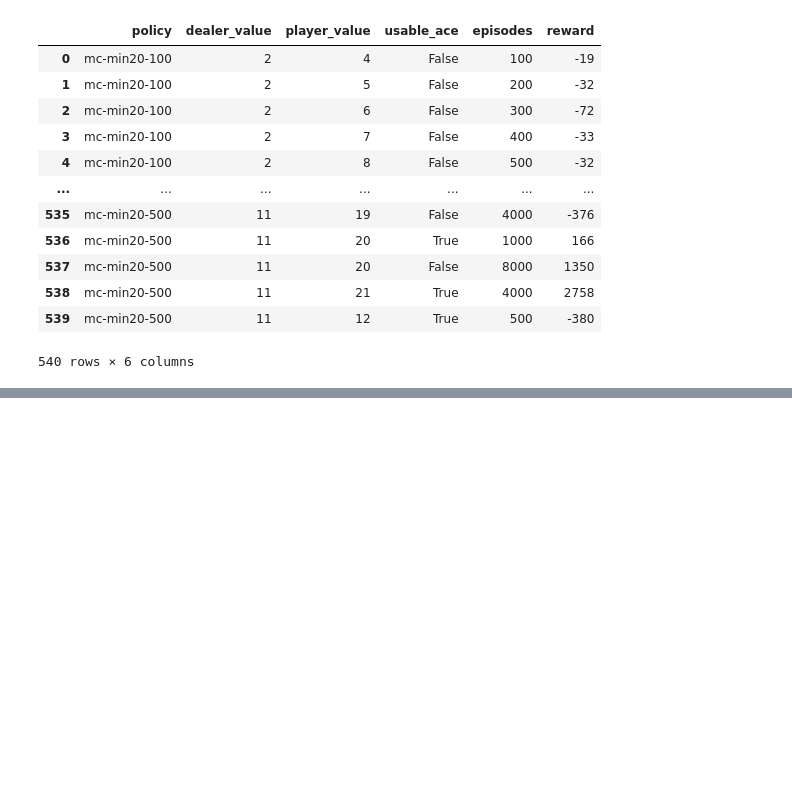
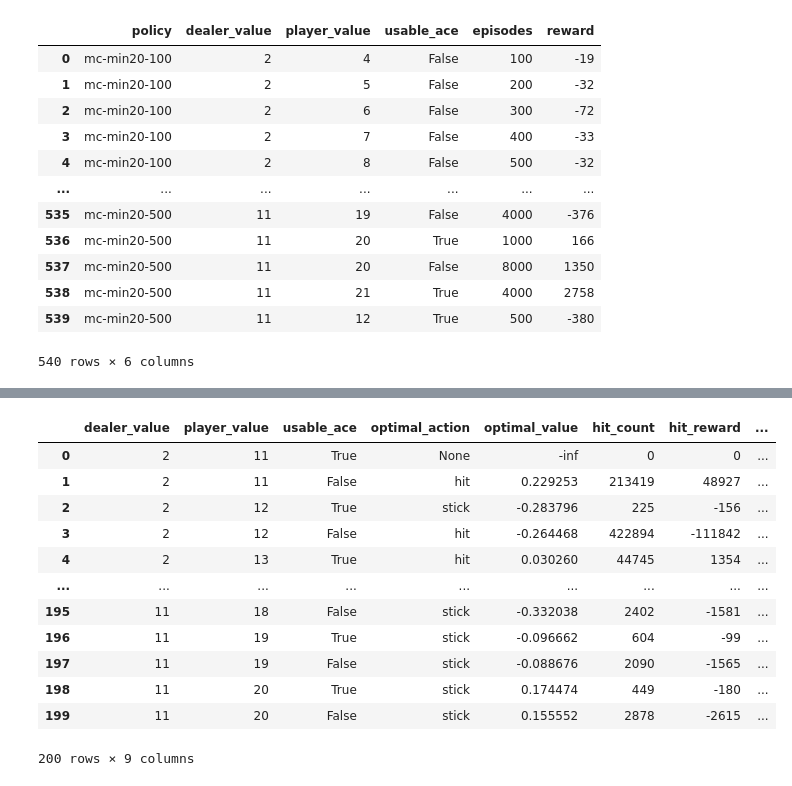
Before and after one commit to chaos-ad/rl-excercises, a Jupyter notebook: rl-book/chapter-05-mc.ipynb, the cells around one changed output, grey strips where cells are left out. Drawn from its saved outputs; the diff is of its cells as text; code cells hidden in the pictures; blank space fills up the shorter version.

```diff
--- a/rl-book/chapter-05-mc.ipynb
+++ b/rl-book/chapter-05-mc.ipynb
@@ -522,0 +713,18 @@ results
+# %%
+summary = policy.summarize()
+summary.to_csv("./chapter-05-blackjack-results-mc-strategy-esoft-fixeps.tsv", sep="\t", index=False)
+summary
+# %% [output]
+|  | dealer_value | player_value | usable_ace | optimal_action | optimal_value | hit_count | hit_reward | ... |
+| 0 | 2 | 11 | True | None | -inf | 0 | 0 | ... |
+| 1 | 2 | 11 | False | hit | 0.229253 | 213419 | 48927 | ... |
+| 2 | 2 | 12 | True | stick | -0.283796 | 225 | -156 | ... |
+| 3 | 2 | 12 | False | hit | -0.264468 | 422894 | -111842 | ... |
+| 4 | 2 | 13 | True | hit | 0.030260 | 44745 | 1354 | ... |
+| ... | ... | ... | ... | ... | ... | ... | ... | ... |
+| 195 | 11 | 18 | False | stick | -0.332038 | 2402 | -1581 | ... |
+| 196 | 11 | 19 | True | stick | -0.096662 | 604 | -99 | ... |
+| 197 | 11 | 19 | False | stick | -0.088676 | 2090 | -1565 | ... |
+| 198 | 11 | 20 | True | stick | 0.174474 | 449 | -180 | ... |
+| 199 | 11 | 20 | False | stick | 0.155552 | 2878 | -2615 | ... |
+200 rows × 9 columns
```
Also changed, not shown: parts of 9 cells of this notebook, 1 other file.
